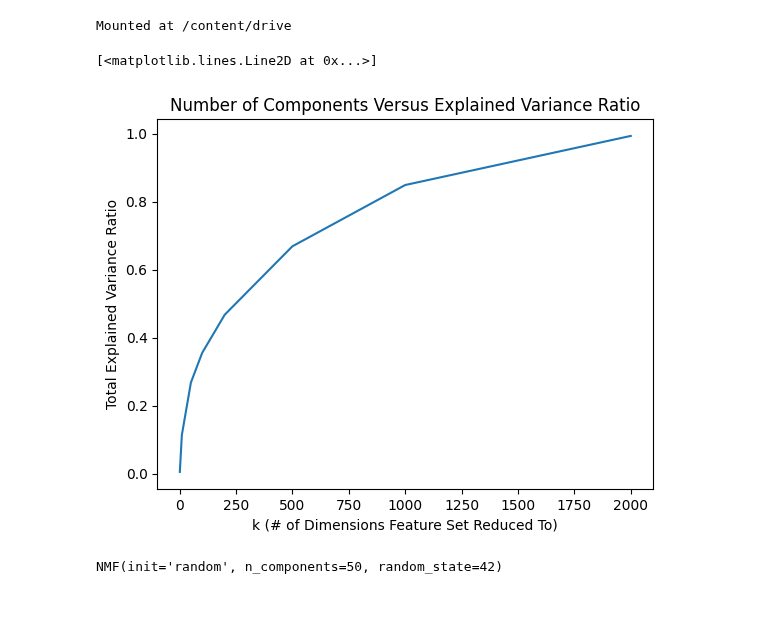
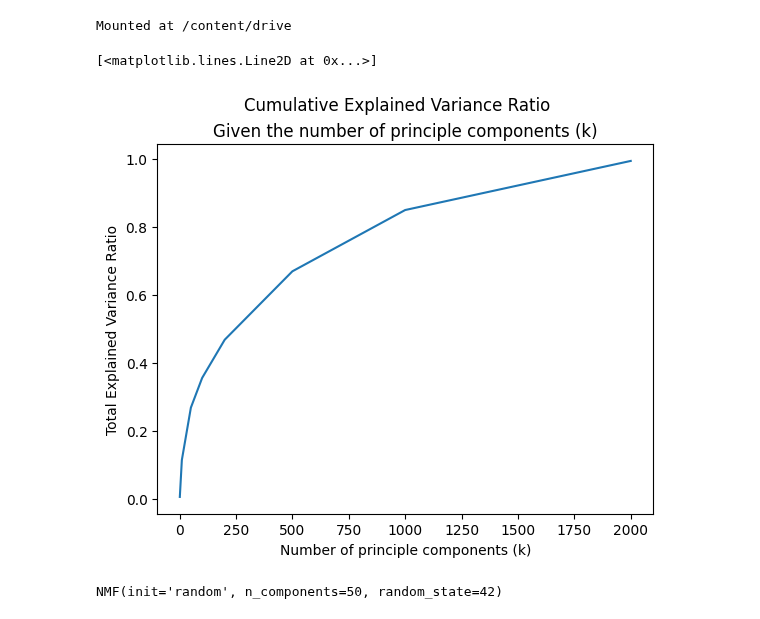
Before and after one commit to papaymaguire/ece219-project1, a Jupyter notebook: project1/notebooks/question04.ipynb, the cells around one changed output. Drawn from its saved outputs; the diff is of its cells as text; code cells hidden in the pictures.

```diff
--- a/project1/notebooks/question04.ipynb
+++ b/project1/notebooks/question04.ipynb
@@ -39,24 +39,25 @@ test_feature_matrix = drive_io.load("test_features")
 # %%
 from sklearn.decomposition import TruncatedSVD
 import matplotlib.pyplot as plt
 k_options = [1,10,50,100,200,500,1000,2000]
 
 LSI_AOA = []
 svd_50 = None
 for k in k_options:
   svd = TruncatedSVD(n_components=k, random_state=42)
   svd.fit(train_feature_matrix)
   if k == 50:
     svd_50 = svd
   LSI_AOA.append(svd.explained_variance_ratio_.sum())
 
-plt.title("Number of Components Versus Explained Variance Ratio")
+plt.suptitle("Cumulative Explained Variance Ratio")
+plt.title("Given the number of principle components (k)")
 plt.ylabel("Total Explained Variance Ratio")
-plt.xlabel("k (# of Dimensions Feature Set Reduced To)")
+plt.xlabel("Number of principle components (k)")
 plt.plot(k_options, LSI_AOA)
 # %% [output]
 [<matplotlib.lines.Line2D at 0x...>]
-[figure, old version]
+[figure, new version]
 # %%
 from sklearn.decomposition import NMF
 nmf_50 = NMF(n_components=50, init='random', random_state=42)
```
Also changed, not shown: parts of 2 cells of this notebook.
